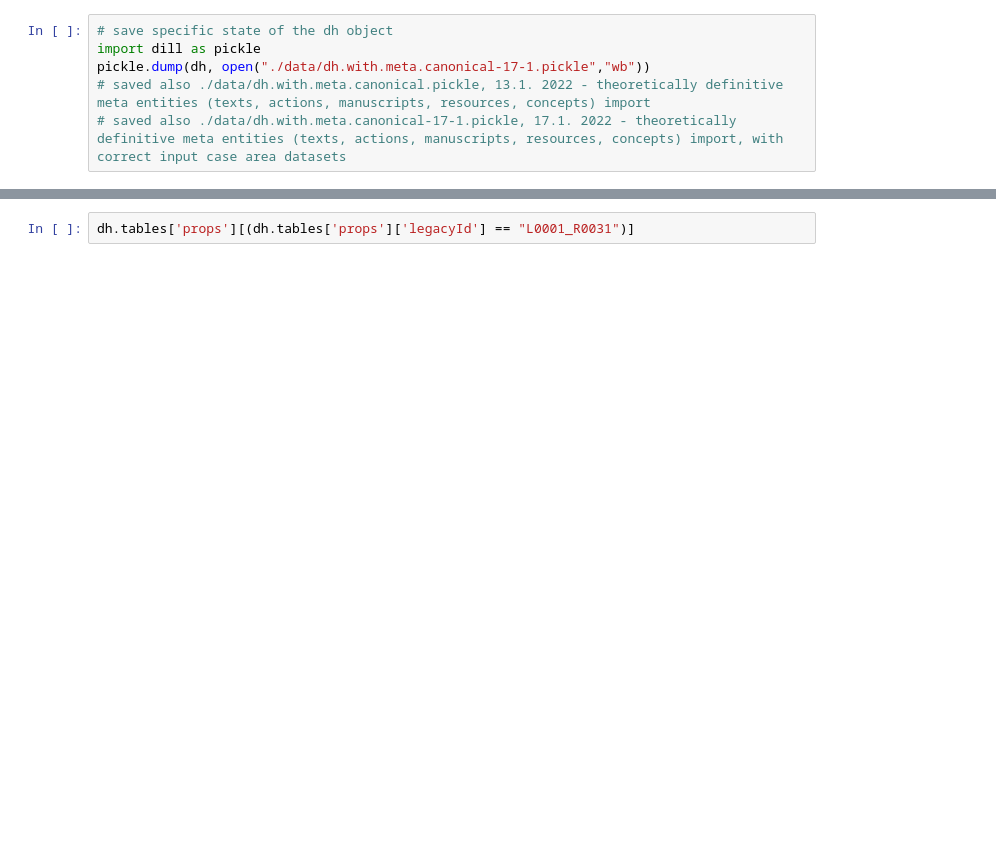
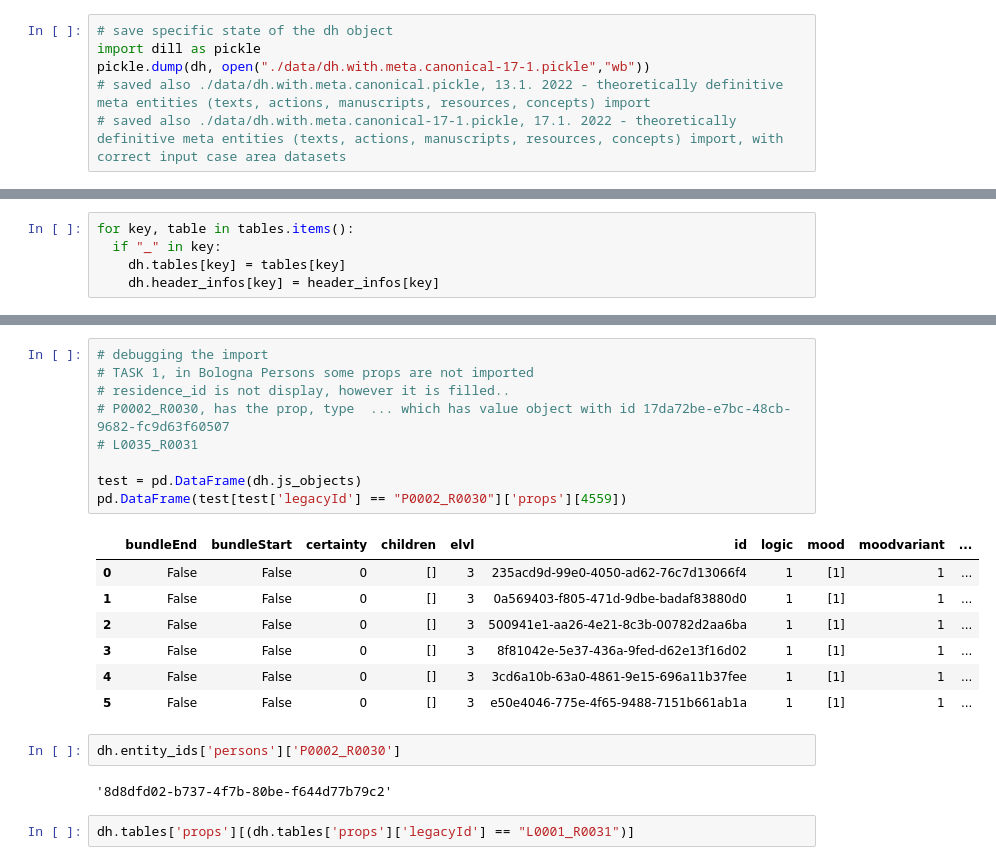
Before and after one commit to tomaham/InkVisitor, a Jupyter notebook: packages/database/scripts/parse-development.ipynb, the cells around one changed output, grey strips where cells are left out. Drawn from its saved outputs; the diff is of its cells as text; blank space fills up the shorter version.

Commit message:
fixes, new reparsed import

```diff
--- a/packages/database/scripts/parse-development.ipynb
+++ b/packages/database/scripts/parse-development.ipynb
@@ -651,0 +650,5 @@ dh = pickle.load(open( "./data/dh.with.meta.canonical-17-1.pickle", "rb" ))
+# %%
+for key, table in tables.items():
+  if "_" in key:
+    dh.tables[key] = tables[key]
+    dh.header_infos[key] = header_infos[key]
@@ -712,3 +719,24 @@ dh.tables['props']
+# %%
+# debugging the import
+# TASK 1, in Bologna Persons some props are not imported
+# residence_id is not display, however it is filled..
+# P0002_R0030, has the prop, type  ... which has value object with id 17da72be-e7bc-48cb-9682-fc9d63f60507
+# L0035_R0031
+
+test = pd.DataFrame(dh.js_objects)
+pd.DataFrame(test[test['legacyId'] == "P0002_R0030"]['props'][4559])
+# %% [output]
+|  | bundleEnd | bundleStart | certainty | children | elvl | id | logic | mood | moodvariant | ... |
+| 0 | False | False | 0 | [] | 3 | 235acd9d-99e0-4050-ad62-76c7d13066f4 | 1 | [1] | 1 | ... |
+| 1 | False | False | 0 | [] | 3 | 0a569403-f805-471d-9dbe-badaf83880d0 | 1 | [1] | 1 | ... |
+| 2 | False | False | 0 | [] | 3 | 500941e1-aa26-4e21-8c3b-00782d2aa6ba | 1 | [1] | 1 | ... |
+| 3 | False | False | 0 | [] | 3 | 8f81042e-5e37-436a-9fed-d62e13f16d02 | 1 | [1] | 1 | ... |
+| 4 | False | False | 0 | [] | 3 | 3cd6a10b-63a0-4861-9e15-696a11b37fee | 1 | [1] | 1 | ... |
+| 5 | False | False | 0 | [] | 3 | e50e4046-775e-4f65-9488-7151b661ab1a | 1 | [1] | 1 | ... |
+# %%
+dh.entity_ids['persons']['P0002_R0030']
+# %% [output]
+'8d8dfd02-b737-4f7b-80be-f644d77b79c2'
 # %%
 dh.tables['props'][(dh.tables['props']['legacyId'] == "L0001_R0031")]
 # %% [output]
```
Also changed, not shown: parts of 19 cells of this notebook, 42 other files.
